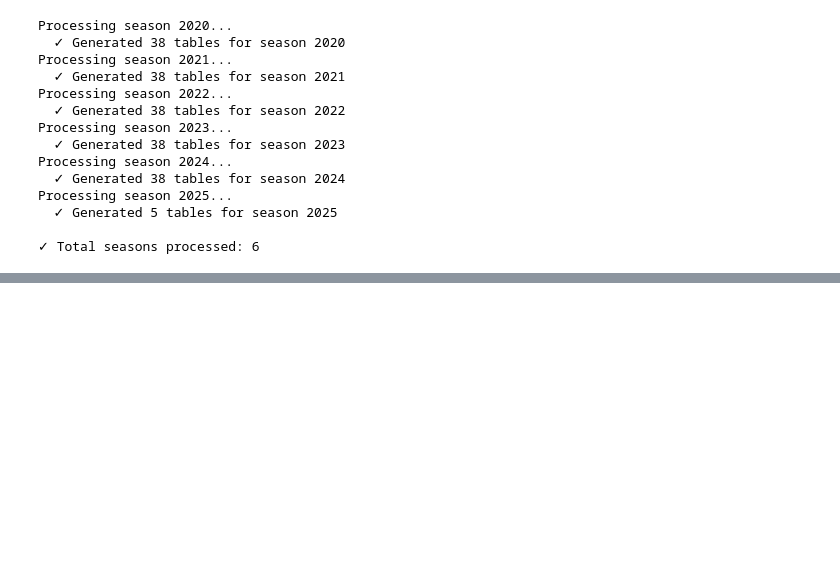
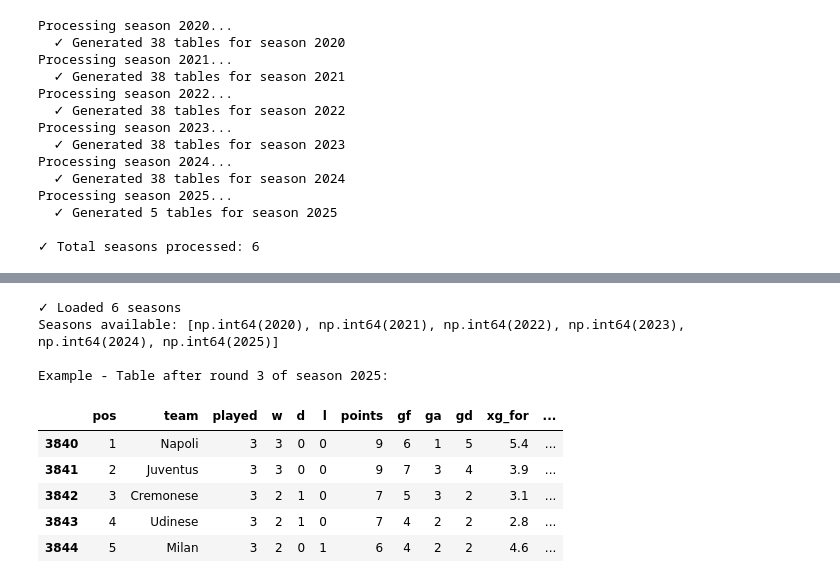
Before and after one commit to michaail/serie-a-data-analysis, a Jupyter notebook: season_tables.ipynb, the cells around one changed output, grey strips where cells are left out. Cells and saved outputs as stored; diff of their text form; code cells hidden in the pictures; blank space fills up the shorter version.

```diff
--- a/season_tables.ipynb
+++ b/season_tables.ipynb
@@ -325,0 +326,19 @@ season_tables[2024][38]
+# %%
+# Flatten the nested dictionary structure into a single DataFrame
+all_tables_list = []
+
+for season, rounds_dict in season_tables.items():
+    for round_num, table_df in rounds_dict.items():
+        all_tables_list.append(table_df)
+
+# Concatenate all tables into one DataFrame
+seasons_df = pd.concat(all_tables_list, ignore_index=True)
+
+print(f"Total rows: {len(seasons_df):,}")
+print(f"Seasons: {sorted(seasons_df['season'].unique())}")
+print(f"\nFirst few rows:")
+print(seasons_df.head())
+
+# Save to parquet
+seasons_df.to_parquet('data/serie_a_season_tables.parquet', index=False)
+print("\n✓ Successfully saved to 'data/serie_a_season_tables.parquet'")
@@ -337,0 +384,45 @@ season_tables[2024][38]
+# %%
+def load_season_tables(parquet_file='data/serie_a_season_tables.parquet'):
+    """
+    Load the flattened parquet file and reconstruct the nested dictionary structure.
+    Returns: {season: {round: DataFrame}}
+    """
+    # Read the parquet file
+    df = pd.read_parquet(parquet_file)
+
+    # Reconstruct the nested dictionary
+    season_tables_loaded = {}
+
+    for season in sorted(df['season'].unique()):
+        season_tables_loaded[season] = {}
+        season_df = df[df['season'] == season]
+
+        for round_num in sorted(season_df['round'].unique()):
+            # Get the table for this specific season and round
+            table = season_df[season_df['round'] == round_num].copy()
+
+            season_tables_loaded[season][round_num] = table
+
+    return season_tables_loaded
+
+
+# Example usage:
+loaded_tables = load_season_tables()
+
+print(f"✓ Loaded {len(loaded_tables)} seasons")
+print(f"Seasons available: {list(loaded_tables.keys())}")
+
+# Access data the same way as before
+print("\nExample - Table after round 3 of season 2025:")
+loaded_tables[2025][3].head()
+# %% [output]
+✓ Loaded 6 seasons
+Seasons available: [np.int64(2020), np.int64(2021), np.int64(2022), np.int64(2023), np.int64(2024), np.int64(2025)]
+
+Example - Table after round 3 of season 2025:
+|  | pos | team | played | w | d | l | points | gf | ga | gd | xg_for | ... |
+| 3840 | 1 | Napoli | 3 | 3 | 0 | 0 | 9 | 6 | 1 | 5 | 5.4 | ... |
+| 3841 | 2 | Juventus | 3 | 3 | 0 | 0 | 9 | 7 | 3 | 4 | 3.9 | ... |
+| 3842 | 3 | Cremonese | 3 | 2 | 1 | 0 | 7 | 5 | 3 | 2 | 3.1 | ... |
+| 3843 | 4 | Udinese | 3 | 2 | 1 | 0 | 7 | 4 | 2 | 2 | 2.8 | ... |
+| 3844 | 5 | Milan | 3 | 2 | 0 | 1 | 6 | 4 | 2 | 2 | 4.6 | ... |
```
Also changed, not shown: parts of 5 cells of this notebook, 1 other file.
